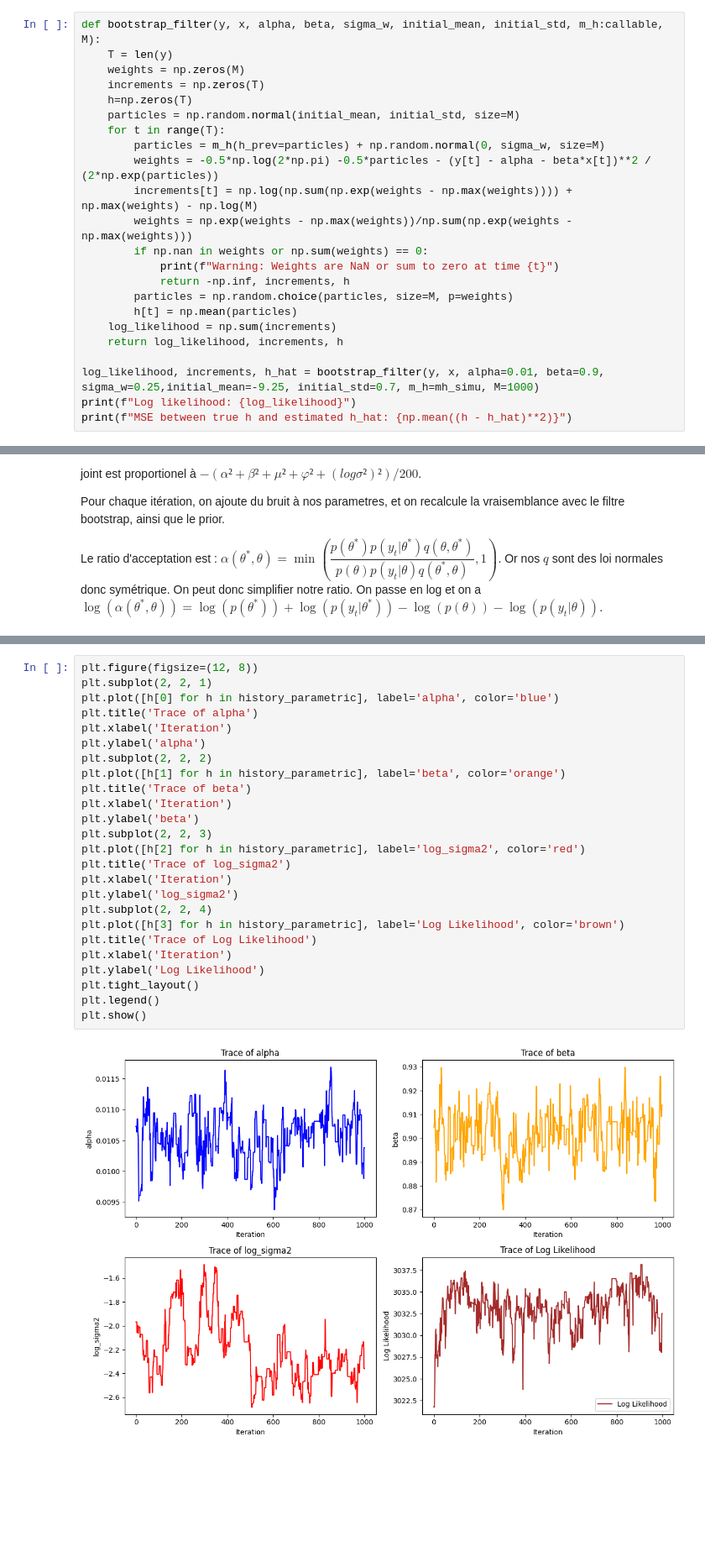
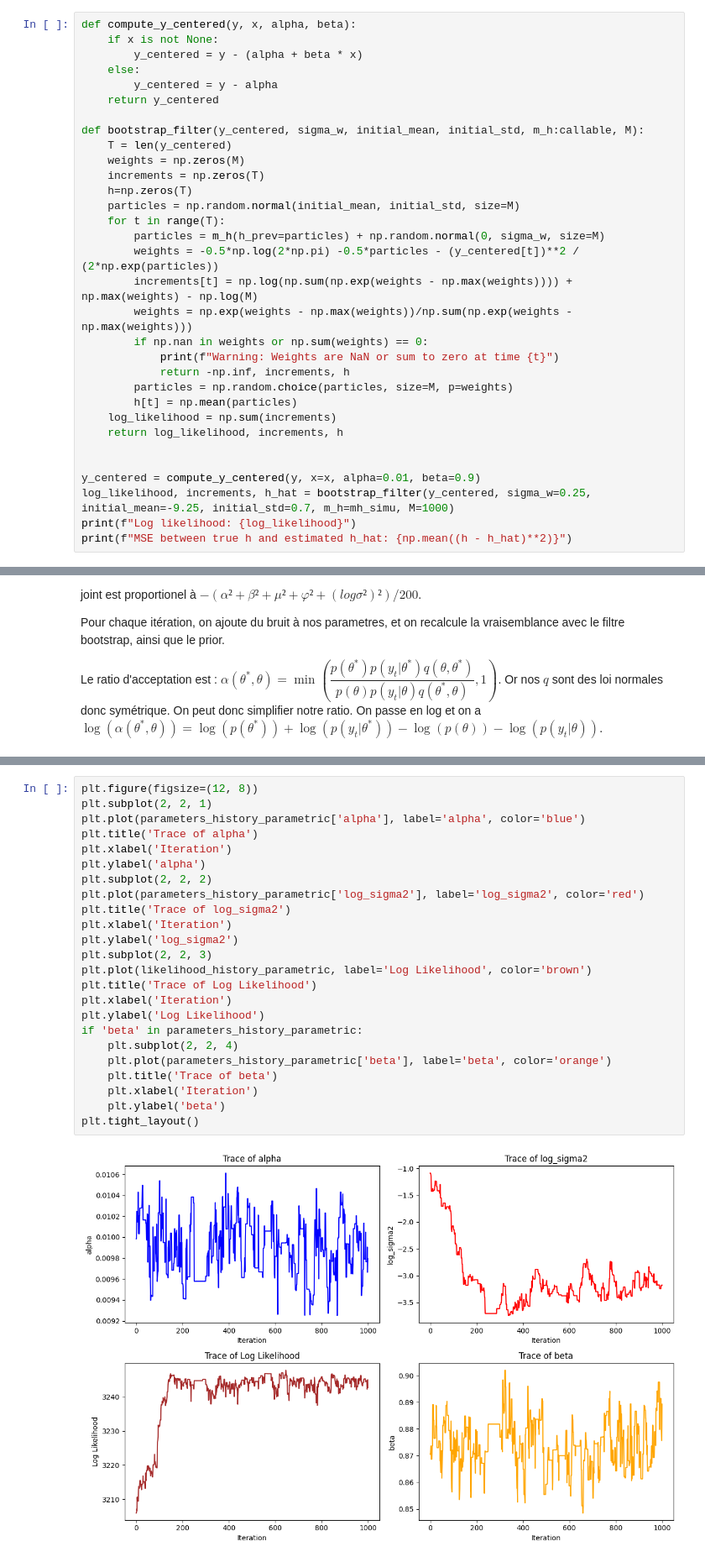
Before and after one commit to aaya62553/stochastic_volatility, a Jupyter notebook: analysis.ipynb, the cells around one changed output, grey strips where cells are left out. Shown at 84% size. Cells and saved outputs as stored; diff of their text form; blank space fills up the shorter version.

```diff
--- a/analysis.ipynb
+++ b/analysis.ipynb
@@ -254,15 +254,22 @@ plt.show()
 
 On calcule la log likelihood comme la somme des incréments : $p(y_1, …, y_T) = p(y_1) × p(y_2 | y_1) × p(y_3 | y_1, y_2) × … × p(y_T | y_1, …, y_{T−1})$
 # %%
-def bootstrap_filter(y, x, alpha, beta, sigma_w, initial_mean, initial_std, m_h:callable, M):
-    T = len(y)
+def compute_y_centered(y, x, alpha, beta):
+    if x is not None:
+        y_centered = y - (alpha + beta * x)
+    else:
+        y_centered = y - alpha
+    return y_centered
+
+def bootstrap_filter(y_centered, sigma_w, initial_mean, initial_std, m_h:callable, M):
+    T = len(y_centered)
     weights = np.zeros(M)
     increments = np.zeros(T)
     h=np.zeros(T)
     particles = np.random.normal(initial_mean, initial_std, size=M)
     for t in range(T):
         particles = m_h(h_prev=particles) + np.random.normal(0, sigma_w, size=M)
-        weights = -0.5*np.log(2*np.pi) -0.5*particles - (y[t] - alpha - beta*x[t])**2 / (2*np.exp(particles))
+        weights = -0.5*np.log(2*np.pi) -0.5*particles - (y_centered[t])**2 / (2*np.exp(particles))
         increments[t] = np.log(np.sum(np.exp(weights - np.max(weights)))) +  np.max(weights) - np.log(M)
         weights = np.exp(weights - np.max(weights))/np.sum(np.exp(weights - np.max(weights)))
         if np.nan in weights or np.sum(weights) == 0:
@@ -273,7 +280,9 @@ def bootstrap_filter(y, x, alpha, beta, sigma_w, initial_mean, initial_std, m_h:
     log_likelihood = np.sum(increments)
     return log_likelihood, increments, h
 
-log_likelihood, increments, h_hat = bootstrap_filter(y, x, alpha=0.01, beta=0.9, sigma_w=0.25,initial_mean=-9.25, initial_std=0.7, m_h=mh_simu, M=1000)
+
+y_centered = compute_y_centered(y, x=x, alpha=0.01, beta=0.9)
+log_likelihood, increments, h_hat = bootstrap_filter(y_centered, sigma_w=0.25, initial_mean=-9.25, initial_std=0.7, m_h=mh_simu, M=1000)
 print(f"Log likelihood: {log_likelihood}")
 print(f"MSE between true h and estimated h_hat: {np.mean((h - h_hat)**2)}")
 # %% [output]
@@ -528,29 +570,28 @@ rates
 # %%
 plt.figure(figsize=(12, 8))
 plt.subplot(2, 2, 1)
-plt.plot([h[0] for h in history_parametric], label='alpha', color='blue')
+plt.plot(parameters_history_parametric['alpha'], label='alpha', color='blue')
 plt.title('Trace of alpha')
 plt.xlabel('Iteration')
 plt.ylabel('alpha')
 plt.subplot(2, 2, 2)
-plt.plot([h[1] for h in history_parametric], label='beta', color='orange')
-plt.title('Trace of beta')
-plt.xlabel('Iteration')
-plt.ylabel('beta')
-plt.subplot(2, 2, 3)
-plt.plot([h[2] for h in history_parametric], label='log_sigma2', color='red')
+plt.plot(parameters_history_parametric['log_sigma2'], label='log_sigma2', color='red')
 plt.title('Trace of log_sigma2')
 plt.xlabel('Iteration')
 plt.ylabel('log_sigma2')
-plt.subplot(2, 2, 4)
-plt.plot([h[3] for h in history_parametric], label='Log Likelihood', color='brown')
+plt.subplot(2, 2, 3)
+plt.plot(likelihood_history_parametric, label='Log Likelihood', color='brown')
 plt.title('Trace of Log Likelihood')
 plt.xlabel('Iteration')
 plt.ylabel('Log Likelihood')
+if 'beta' in parameters_history_parametric:
+    plt.subplot(2, 2, 4)
+    plt.plot(parameters_history_parametric['beta'], label='beta', color='orange')
+    plt.title('Trace of beta')
+    plt.xlabel('Iteration')
+    plt.ylabel('beta')
 plt.tight_layout()
-plt.legend()
-plt.show()
 # %% [output]
-[figure, old version]
+[figure, new version]
 # %%
 
```
Also changed, not shown: parts of 15 cells of this notebook.
